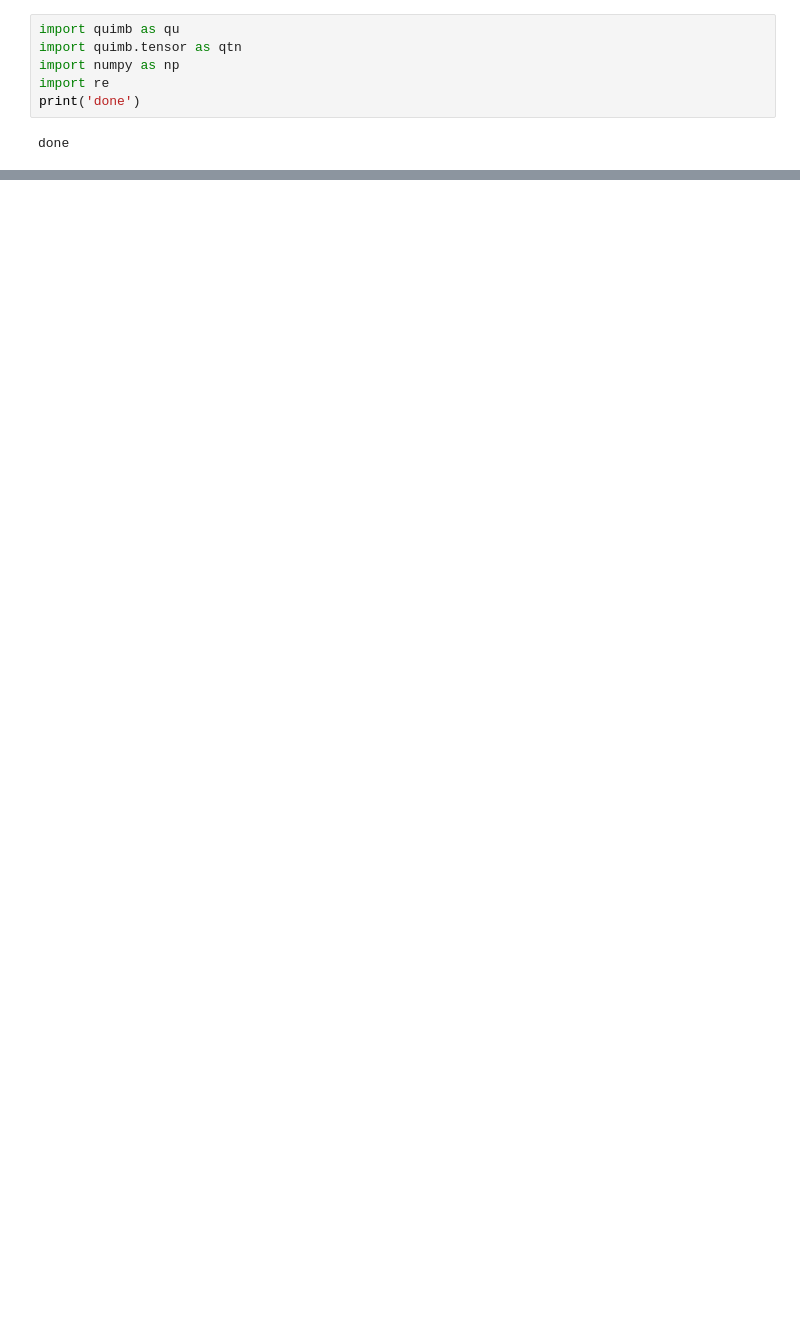
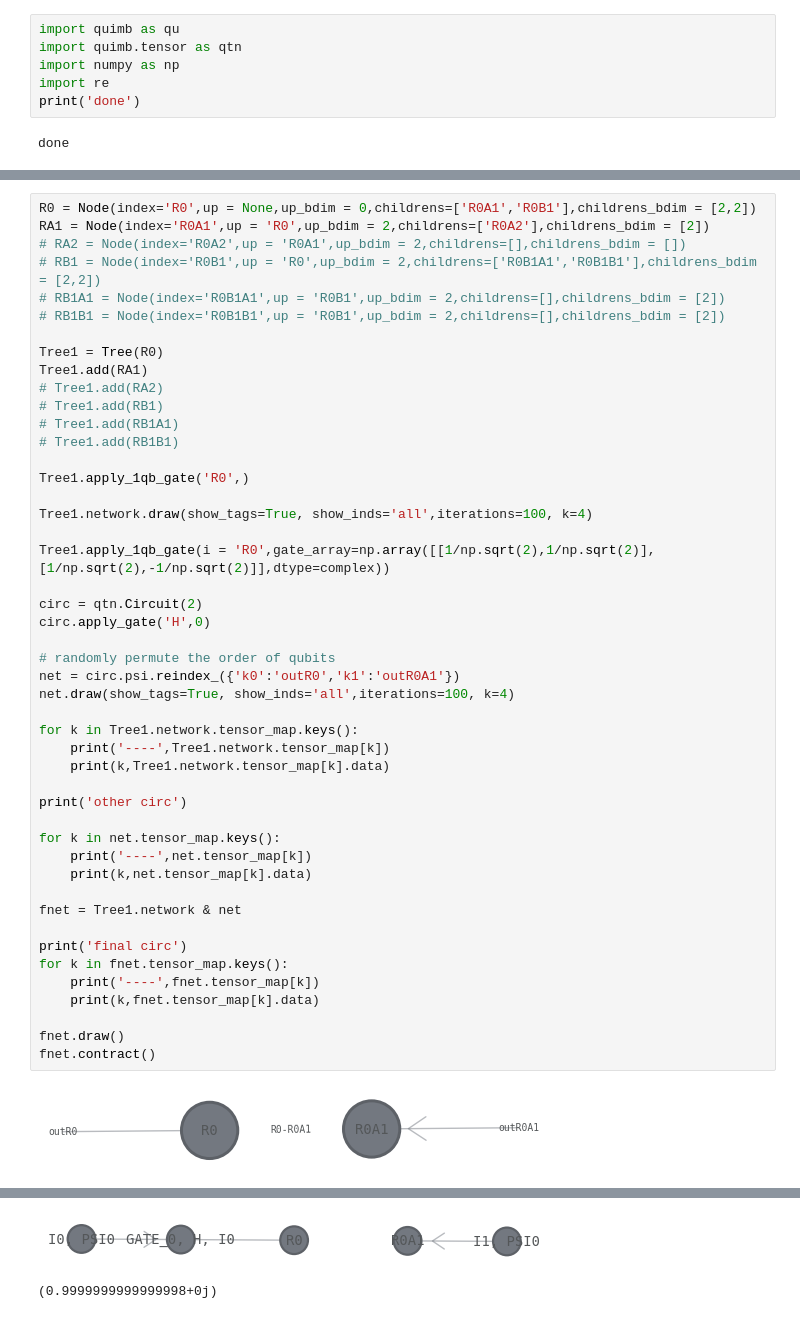
Before and after one commit to quantum-brutus/Tensor_Networks_topology, a Jupyter notebook: swap_gate.ipynb, the cells around one changed output, grey strips where cells are left out. Drawn from its saved outputs; the diff is of its cells as text; blank space fills up the shorter version.

```diff
--- a/swap_gate.ipynb
+++ b/swap_gate.ipynb
@@ -236,0 +322,49 @@ class Node:
+# %%
+R0 = Node(index='R0',up = None,up_bdim = 0,childrens=['R0A1','R0B1'],childrens_bdim = [2,2])
+RA1 = Node(index='R0A1',up = 'R0',up_bdim = 2,childrens=['R0A2'],childrens_bdim = [2])
+# RA2 = Node(index='R0A2',up = 'R0A1',up_bdim = 2,childrens=[],childrens_bdim = [])
+# RB1 = Node(index='R0B1',up = 'R0',up_bdim = 2,childrens=['R0B1A1','R0B1B1'],childrens_bdim = [2,2])
+# RB1A1 = Node(index='R0B1A1',up = 'R0B1',up_bdim = 2,childrens=[],childrens_bdim = [2])
+# RB1B1 = Node(index='R0B1B1',up = 'R0B1',up_bdim = 2,childrens=[],childrens_bdim = [2])
+
+Tree1 = Tree(R0)
+Tree1.add(RA1)
+# Tree1.add(RA2)
+# Tree1.add(RB1)
+# Tree1.add(RB1A1)
+# Tree1.add(RB1B1)
+
+Tree1.apply_1qb_gate('R0',)
+
+Tree1.network.draw(show_tags=True, show_inds='all',iterations=100, k=4)
+
+Tree1.apply_1qb_gate(i = 'R0',gate_array=np.array([[1/np.sqrt(2),1/np.sqrt(2)],[1/np.sqrt(2),-1/np.sqrt(2)]],dtype=complex))
+
+circ = qtn.Circuit(2)
+circ.apply_gate('H',0)
+
+# randomly permute the order of qubits
+net = circ.psi.reindex_({'k0':'outR0','k1':'outR0A1'})
+net.draw(show_tags=True, show_inds='all',iterations=100, k=4)
+
+for k in Tree1.network.tensor_map.keys():
+    print('----',Tree1.network.tensor_map[k])
+    print(k,Tree1.network.tensor_map[k].data)
+
+print('other circ')
+
+for k in net.tensor_map.keys():
+    print('----',net.tensor_map[k])
+    print(k,net.tensor_map[k].data)
+
+fnet = Tree1.network & net
+
+print('final circ')
+for k in fnet.tensor_map.keys():
+    print('----',fnet.tensor_map[k])
+    print(k,fnet.tensor_map[k].data)
+
+fnet.draw()
+fnet.contract()
+# %% [output]
+[figure, added]
@@ -237,3 +389,5 @@ class Node:
+[figure, added]
+(0.9999999999999998+0j)
 # %%
 R0 = Node(index='R0',up = None,up_bdim = 0,childrens=['R0A1','R0B1'],childrens_bdim = [2,2])
 RA1 = Node(index='R0A1',up = 'R0',up_bdim = 2,childrens=['R0A2'],childrens_bdim = [2])
```
Also changed, not shown: parts of 13 cells of this notebook.
